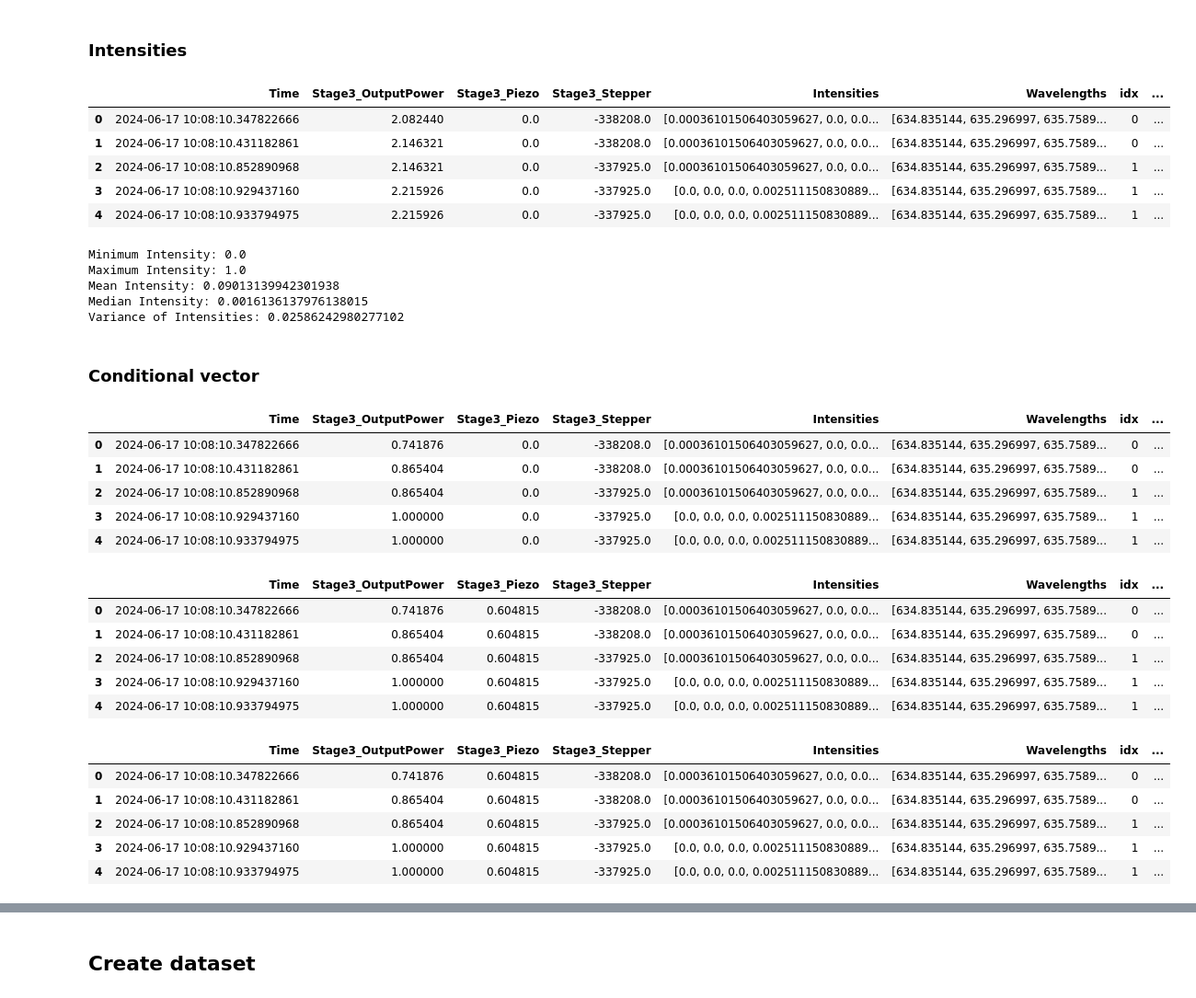
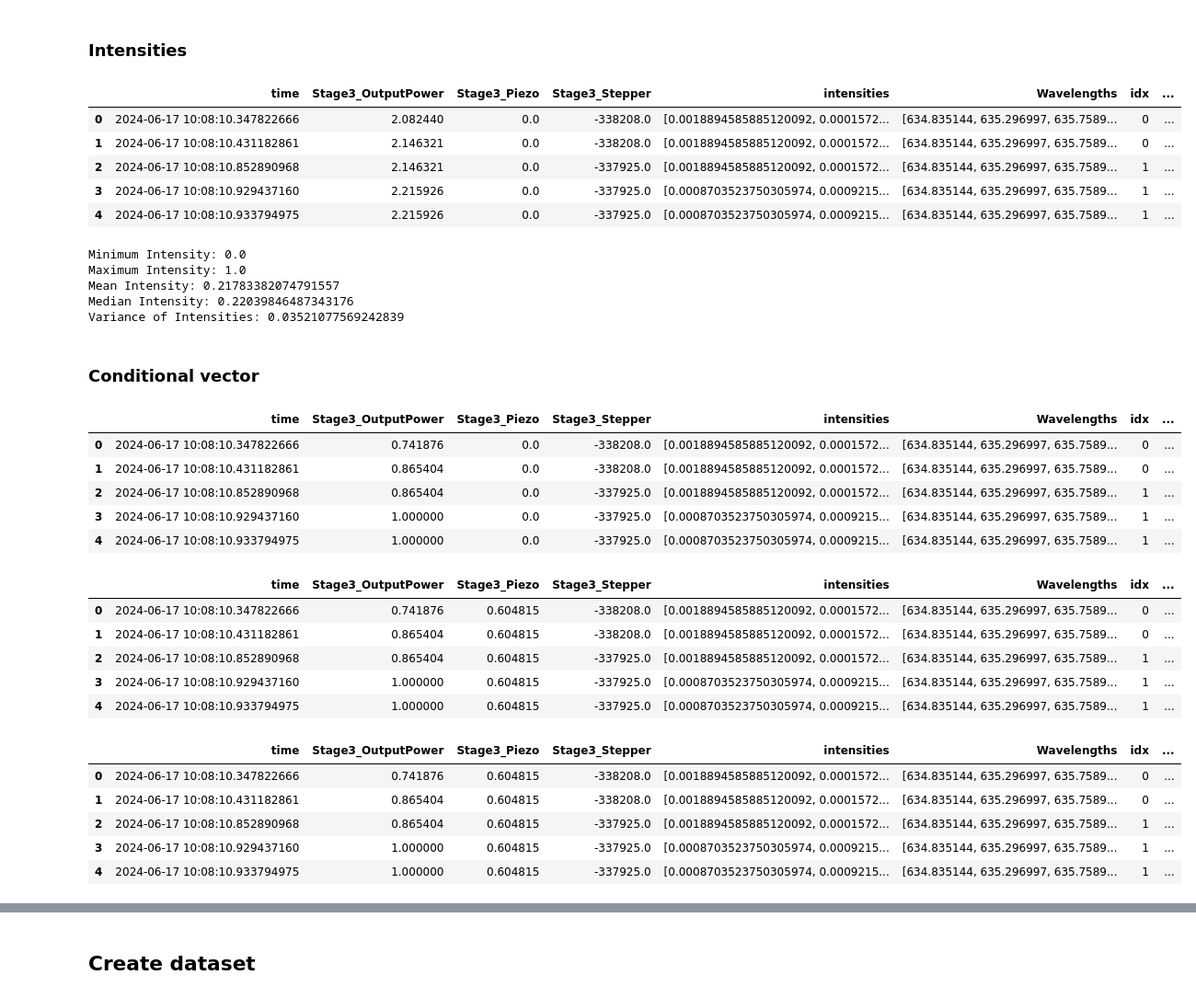
Before and after one commit to akapitanova/master_thesis, a Jupyter notebook: Preprocessing_constant_stepper_stg3.ipynb, the cells around one changed output, grey strips where cells are left out. Shown at 92% size. Cells and saved outputs as stored; diff of their text form; code cells hidden in the pictures.

Commit message:
cut ends of intensities

```diff
--- a/Preprocessing_constant_stepper_stg3.ipynb
+++ b/Preprocessing_constant_stepper_stg3.ipynb
@@ -10,5 +11,10 @@ import matplotlib.pyplot as plt
 # %%
 data_stg3 = pd.read_csv('data/constant_stepper_stg3.csv')
+# Rename columns
+data_stg3.rename(columns={
+    'Time':'time',
+    'Intensities': 'intensities',
+}, inplace=True)
 # %%
 data_stg3.head()
 # %% [output]
@@ -23,8 +29,8 @@ data_stg3.head()
 # %% [markdown]
 ### Stepper
 # %%
-data_stg3['Time'] = pd.to_datetime(data_stg3['Time'])
-data_stg3 = data_stg3.sort_values(by='Time')
+data_stg3['time'] = pd.to_datetime(data_stg3['time'])
+data_stg3 = data_stg3.sort_values(by='time')
 
 # Calculate the difference in Stage3_Stepper values
 data_stg3['stepper_diff'] = data_stg3['Stage3_Stepper'].diff()
@@ -103,7 +109,7 @@ Statistics for Stage3_Piezo:
 ### Statistical information about data
 # %%
 # Flatten the intensities into a single list
-all_intensities_stg3 = np.concatenate(data_stg3['Intensities'].apply(eval).values)
+all_intensities_stg3 = np.concatenate(data_stg3['intensities'].apply(eval).values)
 
 # Calculate statistics
 min_val = np.min(all_intensities_stg3)
@@ -222,0 +192,3 @@ create_spectrogram(wavelengths, intensities, label="Spectrogram of Intensities b
+# %%
+data_stg3['intensities'] = data_stg3['intensities'].apply(lambda x: x.lstrip('[').rstrip(']'))
+processed_intensities = data_stg3['intensities'].apply(lambda x: np.array(list(map(float, x.split(',')))))
@@ -309,20 +299,20 @@ def clip_and_normalize(data, lower_bound, upper_bound):
 
     return normalized_data
 # %%
-data_stg3['Intensities'] = data_stg3['Intensities'].apply(lambda x: clip_and_normalize(eval(x),
+data_stg3['intensities'] = data_stg3['intensities'].apply(lambda x: clip_and_normalize(x,
                                                     lower_bound_int,
                                                     upper_bound_int))
 data_stg3.head()
 # %% [output]
-|  | Time | Stage3_OutputPower | Stage3_Piezo | Stage3_Stepper | Intensities | Wavelengths | idx | ... |
-| 0 | 2024-06-17 10:08:10.347822666 | 2.082440 | 0.0 | -338208.0 | [0.00036101506403059627, 0.0, 0.0... | [634.835144, 635.296997, 635.7589... | 0 | ... |
-| 1 | 2024-06-17 10:08:10.431182861 | 2.146321 | 0.0 | -338208.0 | [0.00036101506403059627, 0.0, 0.0... | [634.835144, 635.296997, 635.7589... | 0 | ... |
-| 2 | 2024-06-17 10:08:10.852890968 | 2.146321 | 0.0 | -337925.0 | [0.00036101506403059627, 0.0, 0.0... | [634.835144, 635.296997, 635.7589... | 1 | ... |
-| 3 | 2024-06-17 10:08:10.929437160 | 2.215926 | 0.0 | -337925.0 | [0.0, 0.0, 0.0, 0.002511150830889... | [634.835144, 635.296997, 635.7589... | 1 | ... |
-| 4 | 2024-06-17 10:08:10.933794975 | 2.215926 | 0.0 | -337925.0 | [0.0, 0.0, 0.0, 0.002511150830889... | [634.835144, 635.296997, 635.7589... | 1 | ... |
+|  | time | Stage3_OutputPower | Stage3_Piezo | Stage3_Stepper | intensities | Wavelengths | idx | ... |
+| 0 | 2024-06-17 10:08:10.347822666 | 2.082440 | 0.0 | -338208.0 | [0.0018894585885120092, 0.0001572... | [634.835144, 635.296997, 635.7589... | 0 | ... |
+| 1 | 2024-06-17 10:08:10.431182861 | 2.146321 | 0.0 | -338208.0 | [0.0018894585885120092, 0.0001572... | [634.835144, 635.296997, 635.7589... | 0 | ... |
+| 2 | 2024-06-17 10:08:10.852890968 | 2.146321 | 0.0 | -337925.0 | [0.0018894585885120092, 0.0001572... | [634.835144, 635.296997, 635.7589... | 1 | ... |
+| 3 | 2024-06-17 10:08:10.929437160 | 2.215926 | 0.0 | -337925.0 | [0.0008703523750305974, 0.0009215... | [634.835144, 635.296997, 635.7589... | 1 | ... |
+| 4 | 2024-06-17 10:08:10.933794975 | 2.215926 | 0.0 | -337925.0 | [0.0008703523750305974, 0.0009215... | [634.835144, 635.296997, 635.7589... | 1 | ... |
 # %%
 # Flatten the intensities into a single list
-all_intensities_stg3 = np.concatenate(data_stg3['Intensities'].values)
+all_intensities_stg3 = np.concatenate(data_stg3['intensities'].values)
 
 # Calculate statistics
 min_val = np.min(all_intensities_stg3)
@@ -340,9 +330,9 @@ print(f"Variance of Intensities: {variance_val}")
 # %% [output]
 Minimum Intensity: 0.0
 Maximum Intensity: 1.0
-Mean Intensity: 0.09013139942301938
-Median Intensity: 0.0016136137976138015
-Variance of Intensities: 0.02586242980277102
+Mean Intensity: 0.21783382074791557
+Median Intensity: 0.22039846487343176
+Variance of Intensities: 0.03521077569242839
 # %% [markdown]
 ### Conditional vector
 # %%
@@ -351,36 +341,36 @@ data_stg3['Stage3_OutputPower'] = clip_and_normalize(data_stg3['Stage3_OutputPow
                                                     upper_bound_op)
 data_stg3.head()
 # %% [output]
-|  | Time | Stage3_OutputPower | Stage3_Piezo | Stage3_Stepper | Intensities | Wavelengths | idx | ... |
-| 0 | 2024-06-17 10:08:10.347822666 | 0.741876 | 0.0 | -338208.0 | [0.00036101506403059627, 0.0, 0.0... | [634.835144, 635.296997, 635.7589... | 0 | ... |
-| 1 | 2024-06-17 10:08:10.431182861 | 0.865404 | 0.0 | -338208.0 | [0.00036101506403059627, 0.0, 0.0... | [634.835144, 635.296997, 635.7589... | 0 | ... |
-| 2 | 2024-06-17 10:08:10.852890968 | 0.865404 | 0.0 | -337925.0 | [0.00036101506403059627, 0.0, 0.0... | [634.835144, 635.296997, 635.7589... | 1 | ... |
-| 3 | 2024-06-17 10:08:10.929437160 | 1.000000 | 0.0 | -337925.0 | [0.0, 0.0, 0.0, 0.002511150830889... | [634.835144, 635.296997, 635.7589... | 1 | ... |
-| 4 | 2024-06-17 10:08:10.933794975 | 1.000000 | 0.0 | -337925.0 | [0.0, 0.0, 0.0, 0.002511150830889... | [634.835144, 635.296997, 635.7589... | 1 | ... |
+|  | time | Stage3_OutputPower | Stage3_Piezo | Stage3_Stepper | intensities | Wavelengths | idx | ... |
+| 0 | 2024-06-17 10:08:10.347822666 | 0.741876 | 0.0 | -338208.0 | [0.0018894585885120092, 0.0001572... | [634.835144, 635.296997, 635.7589... | 0 | ... |
+| 1 | 2024-06-17 10:08:10.431182861 | 0.865404 | 0.0 | -338208.0 | [0.0018894585885120092, 0.0001572... | [634.835144, 635.296997, 635.7589... | 0 | ... |
+| 2 | 2024-06-17 10:08:10.852890968 | 0.865404 | 0.0 | -337925.0 | [0.0018894585885120092, 0.0001572... | [634.835144, 635.296997, 635.7589... | 1 | ... |
+| 3 | 2024-06-17 10:08:10.929437160 | 1.000000 | 0.0 | -337925.0 | [0.0008703523750305974, 0.0009215... | [634.835144, 635.296997, 635.7589... | 1 | ... |
+| 4 | 2024-06-17 10:08:10.933794975 | 1.000000 | 0.0 | -337925.0 | [0.0008703523750305974, 0.0009215... | [634.835144, 635.296997, 635.7589... | 1 | ... |
 # %%
 data_stg3['Stage3_Piezo'] = clip_and_normalize(data_stg3['Stage3_Piezo'],
                                                     lower_bound_piezo,
                                                     upper_bound_piezo)
 data_stg3.head()
 # %% [output]
-|  | Time | Stage3_OutputPower | Stage3_Piezo | Stage3_Stepper | Intensities | Wavelengths | idx | ... |
-| 0 | 2024-06-17 10:08:10.347822666 | 0.741876 | 0.604815 | -338208.0 | [0.00036101506403059627, 0.0, 0.0... | [634.835144, 635.296997, 635.7589... | 0 | ... |
-| 1 | 2024-06-17 10:08:10.431182861 | 0.865404 | 0.604815 | -338208.0 | [0.00036101506403059627, 0.0, 0.0... | [634.835144, 635.296997, 635.7589... | 0 | ... |
-| 2 | 2024-06-17 10:08:10.852890968 | 0.865404 | 0.604815 | -337925.0 | [0.00036101506403059627, 0.0, 0.0... | [634.835144, 635.296997, 635.7589... | 1 | ... |
-| 3 | 2024-06-17 10:08:10.929437160 | 1.000000 | 0.604815 | -337925.0 | [0.0, 0.0, 0.0, 0.002511150830889... | [634.835144, 635.296997, 635.7589... | 1 | ... |
-| 4 | 2024-06-17 10:08:10.933794975 | 1.000000 | 0.604815 | -337925.0 | [0.0, 0.0, 0.0, 0.002511150830889... | [634.835144, 635.296997, 635.7589... | 1 | ... |
+|  | time | Stage3_OutputPower | Stage3_Piezo | Stage3_Stepper | intensities | Wavelengths | idx | ... |
+| 0 | 2024-06-17 10:08:10.347822666 | 0.741876 | 0.604815 | -338208.0 | [0.0018894585885120092, 0.0001572... | [634.835144, 635.296997, 635.7589... | 0 | ... |
+| 1 | 2024-06-17 10:08:10.431182861 | 0.865404 | 0.604815 | -338208.0 | [0.0018894585885120092, 0.0001572... | [634.835144, 635.296997, 635.7589... | 0 | ... |
+| 2 | 2024-06-17 10:08:10.852890968 | 0.865404 | 0.604815 | -337925.0 | [0.0018894585885120092, 0.0001572... | [634.835144, 635.296997, 635.7589... | 1 | ... |
+| 3 | 2024-06-17 10:08:10.929437160 | 1.000000 | 0.604815 | -337925.0 | [0.0008703523750305974, 0.0009215... | [634.835144, 635.296997, 635.7589... | 1 | ... |
+| 4 | 2024-06-17 10:08:10.933794975 | 1.000000 | 0.604815 | -337925.0 | [0.0008703523750305974, 0.0009215... | [634.835144, 635.296997, 635.7589... | 1 | ... |
 # %%
 data_stg3['stepper_diff'] = clip_and_normalize(data_stg3['stepper_diff'],
                                                     lower_bound_stpdiff,
                                                     upper_bound_stpdiff)
 data_stg3.head()
 # %% [output]
-|  | Time | Stage3_OutputPower | Stage3_Piezo | Stage3_Stepper | Intensities | Wavelengths | idx | ... |
-| 0 | 2024-06-17 10:08:10.347822666 | 0.741876 | 0.604815 | -338208.0 | [0.00036101506403059627, 0.0, 0.0... | [634.835144, 635.296997, 635.7589... | 0 | ... |
-| 1 | 2024-06-17 10:08:10.431182861 | 0.865404 | 0.604815 | -338208.0 | [0.00036101506403059627, 0.0, 0.0... | [634.835144, 635.296997, 635.7589... | 0 | ... |
-| 2 | 2024-06-17 10:08:10.852890968 | 0.865404 | 0.604815 | -337925.0 | [0.00036101506403059627, 0.0, 0.0... | [634.835144, 635.296997, 635.7589... | 1 | ... |
-| 3 | 2024-06-17 10:08:10.929437160 | 1.000000 | 0.604815 | -337925.0 | [0.0, 0.0, 0.0, 0.002511150830889... | [634.835144, 635.296997, 635.7589... | 1 | ... |
-| 4 | 2024-06-17 10:08:10.933794975 | 1.000000 | 0.604815 | -337925.0 | [0.0, 0.0, 0.0, 0.002511150830889... | [634.835144, 635.296997, 635.7589... | 1 | ... |
+|  | time | Stage3_OutputPower | Stage3_Piezo | Stage3_Stepper | intensities | Wavelengths | idx | ... |
+| 0 | 2024-06-17 10:08:10.347822666 | 0.741876 | 0.604815 | -338208.0 | [0.0018894585885120092, 0.0001572... | [634.835144, 635.296997, 635.7589... | 0 | ... |
+| 1 | 2024-06-17 10:08:10.431182861 | 0.865404 | 0.604815 | -338208.0 | [0.0018894585885120092, 0.0001572... | [634.835144, 635.296997, 635.7589... | 0 | ... |
+| 2 | 2024-06-17 10:08:10.852890968 | 0.865404 | 0.604815 | -337925.0 | [0.0018894585885120092, 0.0001572... | [634.835144, 635.296997, 635.7589... | 1 | ... |
+| 3 | 2024-06-17 10:08:10.929437160 | 1.000000 | 0.604815 | -337925.0 | [0.0008703523750305974, 0.0009215... | [634.835144, 635.296997, 635.7589... | 1 | ... |
+| 4 | 2024-06-17 10:08:10.933794975 | 1.000000 | 0.604815 | -337925.0 | [0.0008703523750305974, 0.0009215... | [634.835144, 635.296997, 635.7589... | 1 | ... |
 # %%
 data_stg3.describe()
 # %% [output]
```
Also changed, not shown: parts of 13 cells of this notebook, 6 other files.
